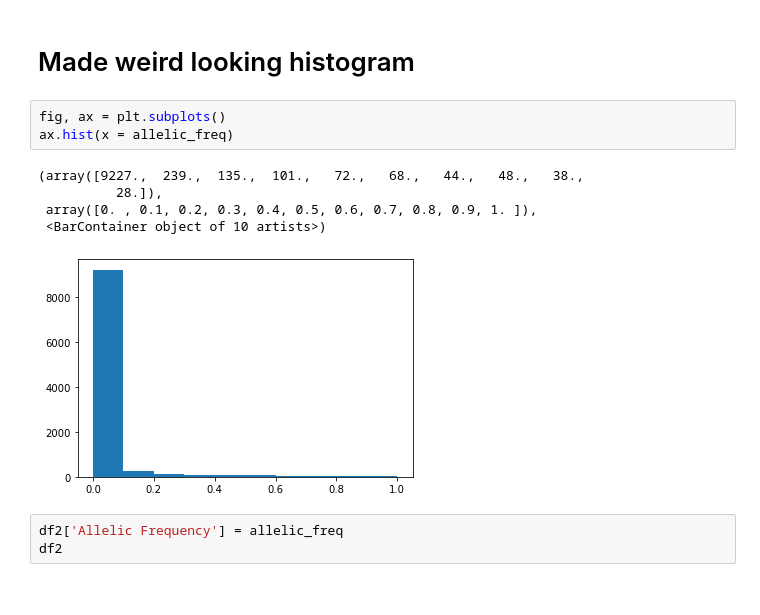
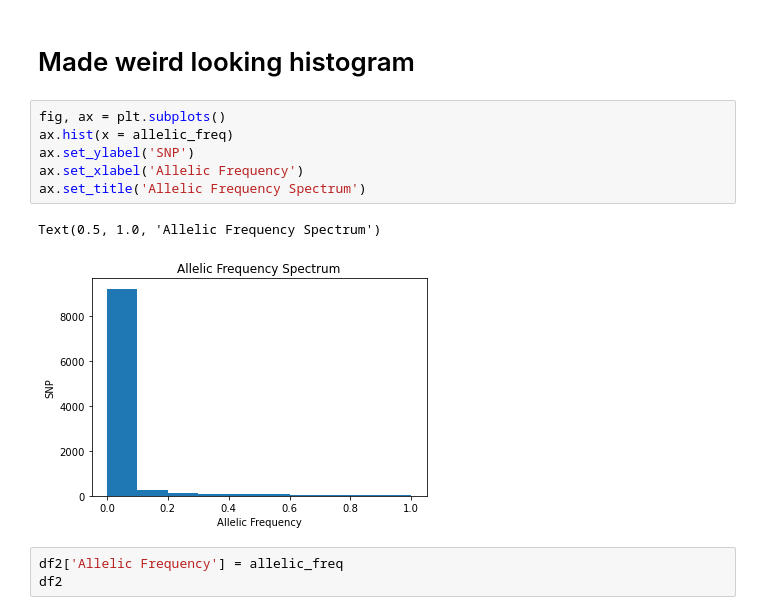
Before and after one commit to GiannaTricola/qbb2020-answers, a Jupyter notebook: day2-HW/Day2- HW.ipynb, the cells around one changed output. Cells and saved outputs as stored; diff of their text form.

```diff
--- a/day2-HW/Day2- HW.ipynb
+++ b/day2-HW/Day2- HW.ipynb
@@ -49,12 +49,12 @@ allelic_freq = counts/ (2548 * 2)
 # %%
 fig, ax = plt.subplots()
 ax.hist(x = allelic_freq)
+ax.set_ylabel('SNP')
+ax.set_xlabel('Allelic Frequency')
+ax.set_title('Allelic Frequency Spectrum')
 # %% [output]
-(array([9227.,  239.,  135.,  101.,   72.,   68.,   44.,   48.,   38.,
-          28.]),
- array([0. , 0.1, 0.2, 0.3, 0.4, 0.5, 0.6, 0.7, 0.8, 0.9, 1. ]),
- <BarContainer object of 10 artists>)
+Text(0.5, 1.0, 'Allelic Frequency Spectrum')
-[figure, old version]
+[figure, new version]
 # %%
 df2['Allelic Frequency'] = allelic_freq
 df2
```
Also changed, not shown: parts of 2 cells of this notebook.
